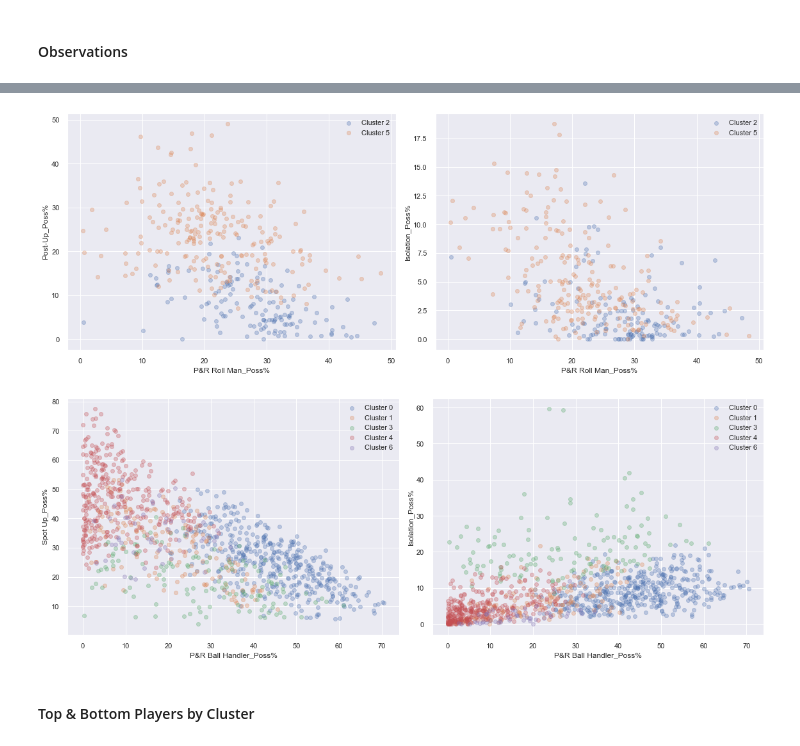
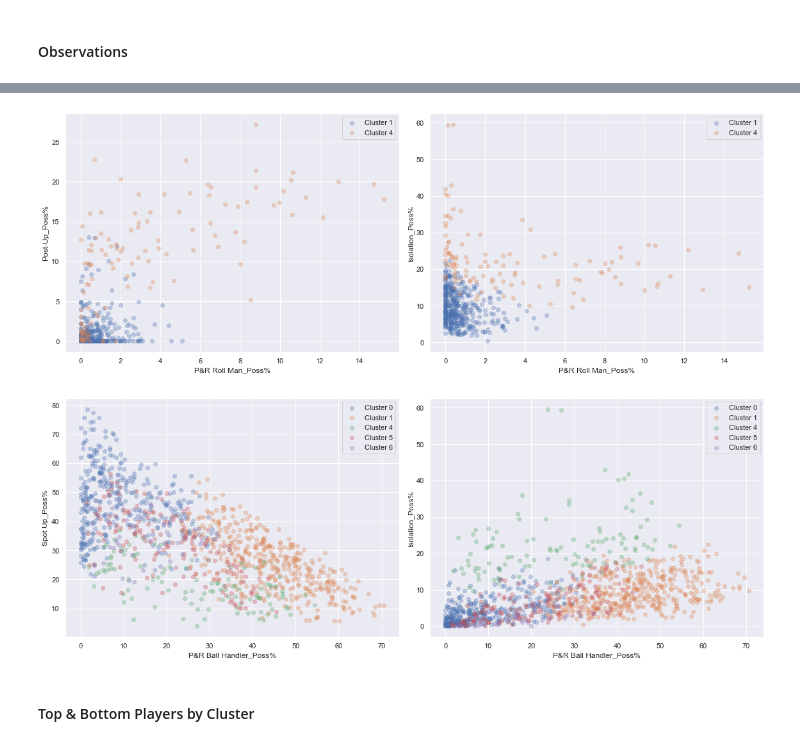
Before and after one commit to xulianrenzoku/synergy_clustering, a Jupyter notebook: nba_clustering_pca_half_court.ipynb, the cells around one changed output, grey strips where cells are left out. Saved outputs shown, nothing was run; the diff lists cells and outputs as text; code cells hidden in the pictures.

```diff
--- a/nba_clustering_pca_half_court.ipynb
+++ b/nba_clustering_pca_half_court.ipynb
@@ -64,0 +73,3 @@ bbr_ros_df.shape
+# %%
+for col in ['player', 'player_alt']:
+    bbr_ros_df[col] = bbr_ros_df[col].apply(lambda x: x.replace('(TW)', '').strip())
@@ -65,5 +78,7 @@ bbr_ros_df.shape
 # %%
-bbr_df = bbr_adv_df.merge(bbr_ros_df, how='left',
-                          on=['player', 'season', 'team', 'player_alt'])
-bbr_df.shape
+bbr_adv_df_17_20 = bbr_adv_df[bbr_adv_df['season'] != 2021].copy()
+bbr_ros_df_17_20 = bbr_ros_df[bbr_ros_df['season'] != 2021].copy()
+bbr_df_17_20 = bbr_adv_df_17_20.merge(bbr_ros_df_17_20, how='left',
+                                      on=['player', 'season', 'team', 'player_alt'])
+bbr_adv_df_17_20.shape, bbr_ros_df_17_20.shape, bbr_df_17_20.shape
 # %% [output]
@@ -70,0 +88,8 @@ bbr_df.shape
+# %%
+bbr_adv_df_21 = bbr_adv_df[bbr_adv_df['season'] == 2021].copy()
+bbr_ros_df_21 = bbr_ros_df[bbr_ros_df['season'] == 2021].copy()
+bbr_df_21 = bbr_adv_df_21.merge(bbr_ros_df_21, how='left',
+                                on=['player', 'season', 'player_alt'])\
+                         .rename(columns={'team_x': 'team'})\
+                         .drop('team_y', axis=1)
+bbr_adv_df_21.shape, bbr_ros_df_21.shape, bbr_df_21.shape
@@ -70,0 +98,3 @@ bbr_df.shape
+# %%
+bbr_df = pd.concat([bbr_df_17_20, bbr_df_21])\
+           .reset_index().drop('index', axis=1)
@@ -456,33 +509,33 @@ plot_cluster_res_2d(df,
 # %%
 figsize(16, 6)
 plt.subplot(1, 2, 1)
-plot_cluster_res_2d(df[df['player_cluster'].isin([5, 2])],
+plot_cluster_res_2d(df[df['player_cluster'].isin([4, 1])],
                     cluster_col='player_cluster',
                     col1='P&R Roll Man_Poss%',
                     col2='Post-Up_Poss%')
 plt.subplot(1, 2, 2)
-plot_cluster_res_2d(df[df['player_cluster'].isin([5, 2])],
+plot_cluster_res_2d(df[df['player_cluster'].isin([4, 1])],
                     cluster_col='player_cluster',
                     col1='P&R Roll Man_Poss%',
                     col2='Isolation_Poss%')
 plt.tight_layout()
 # %% [output]
-[figure, old version]
+[figure, new version]
 # %%
 figsize(16, 6)
 plt.subplot(1, 2, 1)
-plot_cluster_res_2d(df[df['player_cluster'].isin([0, 1, 3, 4, 6])],
+plot_cluster_res_2d(df[df['player_cluster'].isin([0, 1, 4, 5, 6])],
                     cluster_col='player_cluster',
                     col1='P&R Ball Handler_Poss%',
                     col2='Spot Up_Poss%')
 plt.subplot(1, 2, 2)
-plot_cluster_res_2d(df[df['player_cluster'].isin([0, 1, 3, 4, 6])],
+plot_cluster_res_2d(df[df['player_cluster'].isin([0, 1, 4, 5, 6])],
                     cluster_col='player_cluster',
                     col1='P&R Ball Handler_Poss%',
                     col2='Isolation_Poss%')
 plt.tight_layout()
 # %% [output]
-[figure, old version]
+[figure, new version]
 # %% [markdown]
 #### Top & Bottom Players by Cluster
 # %% [markdown]
```
Also changed, not shown: parts of 65 cells of this notebook.
